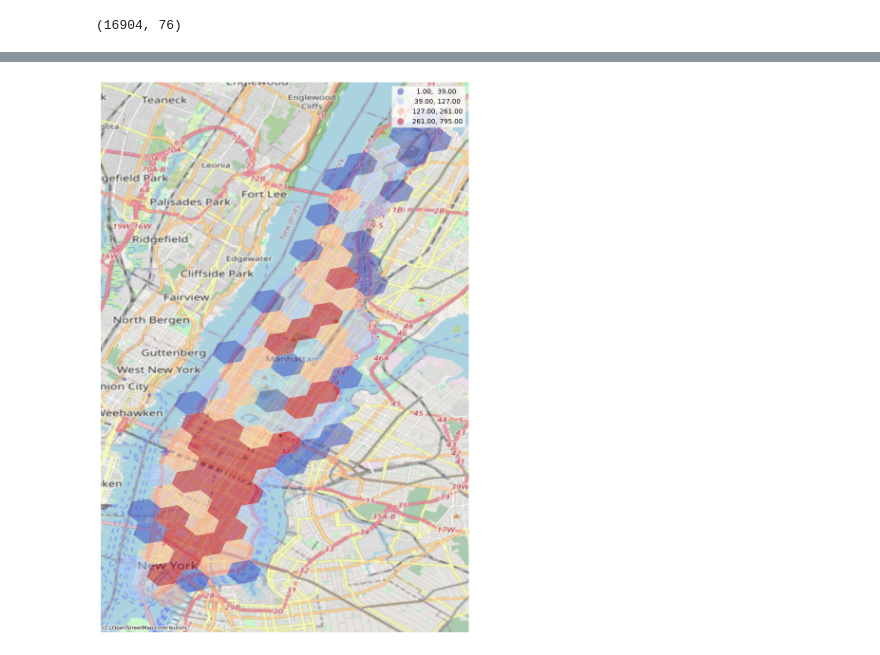
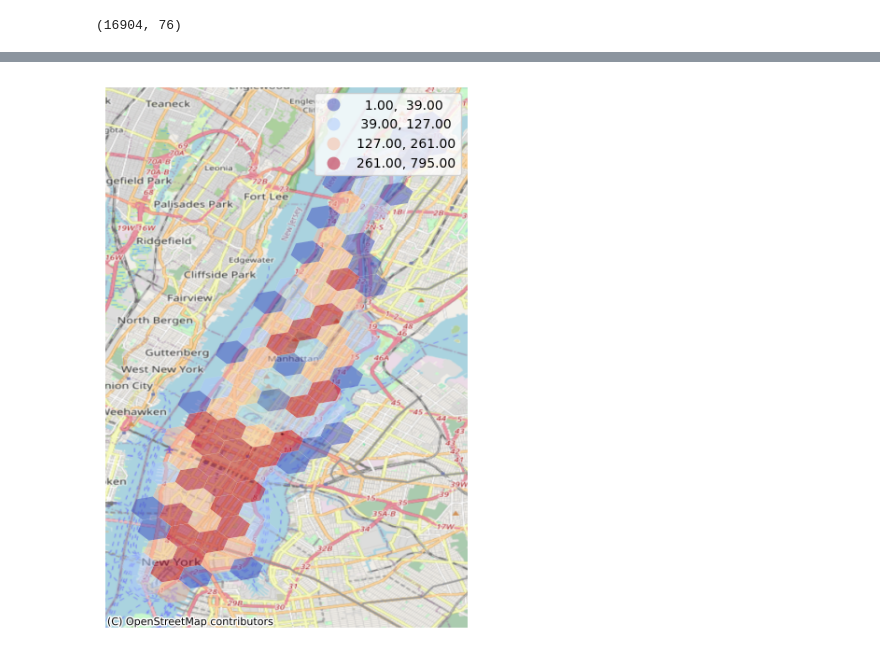
Before and after one commit to samundrud/Geospatial_DS_Repo, a Jupyter notebook: Applied-Geospatial-Data-Science-with-Python/Chapter11/Chapter 11 - Spatial Indexing_vf.ipynb, the cells around one changed output, grey strips where cells are left out. Drawn from its saved outputs; the diff is of its cells as text; code cells hidden in the pictures.

```diff
--- a/Applied-Geospatial-Data-Science-with-Python/Chapter11/Chapter 11 - Spatial Indexing_vf.ipynb
+++ b/Applied-Geospatial-Data-Science-with-Python/Chapter11/Chapter 11 - Spatial Indexing_vf.ipynb
@@ -41,10 +59,13 @@ boroughs = gpd.read_file(path + "NYC Boroughs/nybb_22a/nybb.shp")
 boroughs = boroughs.to_crs('EPSG:4326')
 manhattan = boroughs[boroughs['BoroName']=='Manhattan']
 
+# extract manhattan geometry
+geometry = manhattan.loc[3, 'geometry']
+
 # get the start time
 st = time.time()
 
-listings_mask = listings_gpdf.within(manhattan.loc[3, 'geometry'])
+listings_mask = listings_gpdf.within(geometry)
 
 listings_manhattan = listings_gpdf.loc[listings_mask]
 
@@ -186,33 +237,33 @@ gdf = gpd.GeoDataFrame(airbnb_count, crs='EPSG:4326')
 # %%
 # Plotting a choropleth map of the Airbnb's within each cell
-f, ax = plt.subplots(1, figsize=(10, 20))
+f, ax = plt.subplots(1, figsize=(5, 10))
 
 # Plot choropleth of counts
 gdf.plot(
     column='count',
     cmap='coolwarm',
     scheme='quantiles',
     k=4,
     edgecolor='white',
     linewidth=0.1,
     alpha=0.5,
     legend=True,
     ax=ax
 )
 
 # Add basemap
 contextily.add_basemap(
     ax,
     crs=gdf.crs,
     #source=contextily.providers.Stamen.TonerLite,
     source=contextily.providers.OpenStreetMap.Mapnik,
 )
 
 # Remove axis
 ax.set_axis_off()
 
 # Display
 plt.show()
 #f.savefig(path + r"Neighborhood Residuals.png")
 # %% [output]
-[figure, old version]
+[figure, new version]
```
Also changed, not shown: parts of 18 cells of this notebook, 4 other files.
